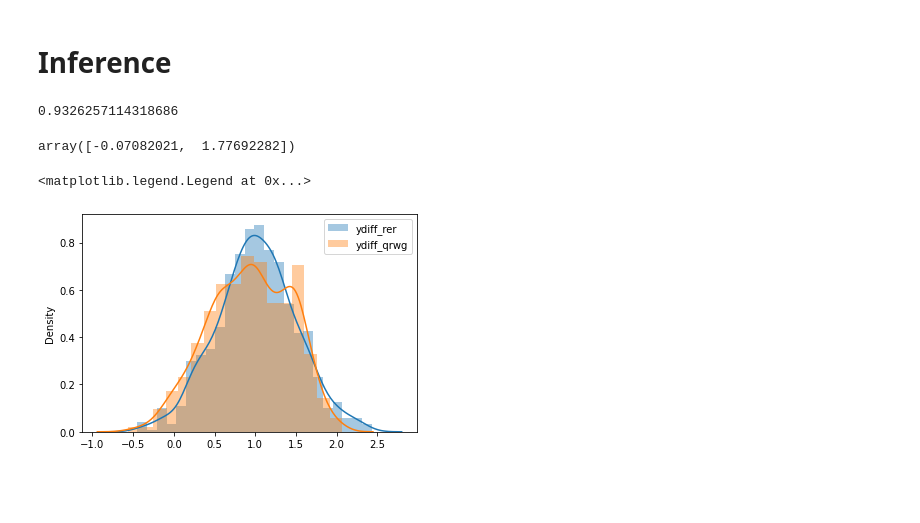
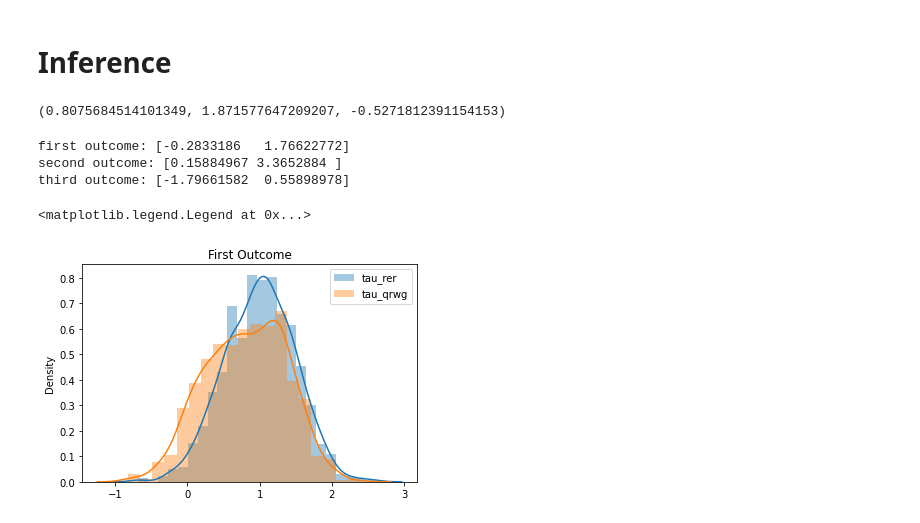
Before and after one commit to BobZhangHT/QReR, a Jupyter notebook: QRWG.ipynb, the cells around one changed output. Saved outputs shown, nothing was run; the diff lists cells and outputs as text; code cells hidden in the pictures; blank space fills up the shorter version.

Commit message:
update
1. add plots for three outcomes
2. add plots for covariance analysis
3. tune some parameters

```diff
--- a/QRWG.ipynb
+++ b/QRWG.ipynb
@@ -33,9 +33,9 @@ lr = 1e-3
 pa = np.inf
 num_nodes = 64
 num_iters = 1500
-patience = 10
+patience = np.inf
 save_folder = './save/'
-random_state = 2020
+random_state = 0
 # %%
 estimator = QRWG(lr=lr,
                  batch_size=batch_size,
@@ -150,24 +150,39 @@ tau_vec_net = np.array([tau_diff(y1,z,wts_mat_net[i]) for i in range(wts_mat_net
+# %%
+tau1_vec_net = np.array([tau_diff(y1,z,wts_mat_net[i]) for i in range(wts_mat_net.shape[0])])
+tau2_vec_net = np.array([tau_diff(y2,z,wts_mat_net[i]) for i in range(wts_mat_net.shape[0])])
+tau3_vec_net = np.array([tau_diff(y3,z,wts_mat_net[i]) for i in range(wts_mat_net.shape[0])])
 # %%
 # mean
-tau_vec_net.mean()
+(tau1_vec_net.mean(),tau2_vec_net.mean(),tau3_vec_net.mean())
 # %% [output]
-0.9326257114318686
+(0.8075684514101349, 1.871577647209207, -0.5271812391154153)
-# %%
-# confidence interval
-np.quantile(tau_vec_net,(0.025,0.975))
-# %% [output]
-array([-0.07082021,  1.77692282])
+# %%
+# confidence interval
+print('first outcome:',np.quantile(tau1_vec_net,(0.025,0.975)))
+print('second outcome:',np.quantile(tau2_vec_net,(0.025,0.975)))
+print('third outcome:',np.quantile(tau3_vec_net,(0.025,0.975)))
+# %% [output]
+first outcome: [-0.2833186   1.76622772]
+second outcome: [0.15884967 3.3652884 ]
+third outcome: [-1.79661582  0.55898978]
 # %%
-tau_vec_rer = []
+tau1_vec_rer = []
+tau2_vec_rer = []
+tau3_vec_rer = []
 for i in range(z_mat_rer.shape[0]):
-    y1_rer,_,_ = y_gen(x,z_mat_rer[i],tau=tau)
-    tau_vec_rer.append(tau_diff(y1_rer,z_mat_rer[i]))
-tau_vec_rer = np.array(tau_vec_rer)
+    y1_rer,y2_rer,y3_rer = y_gen(x,z_mat_rer[i],tau=tau)
+    tau1_vec_rer.append(tau_diff(y1_rer,z_mat_rer[i]))
+    tau2_vec_rer.append(tau_diff(y2_rer,z_mat_rer[i]))
+    tau3_vec_rer.append(tau_diff(y3_rer,z_mat_rer[i]))
+tau1_vec_rer = np.array(tau1_vec_rer)
+tau2_vec_rer = np.array(tau2_vec_rer)
+tau3_vec_rer = np.array(tau3_vec_rer)
 # %%
 plt.figure()
-sb.distplot(tau_vec_rer,label='ydiff_rer')
-sb.distplot(tau_vec_net,label='ydiff_qrwg')
+sb.distplot(tau1_vec_rer,label='tau_rer')
+sb.distplot(tau1_vec_net,label='tau_qrwg')
+plt.title('First Outcome')
 plt.legend()
 # %% [output]
 <matplotlib.legend.Legend at 0x...>
-[figure, old version]
+[figure, new version]
```
Also changed, not shown: parts of 14 cells of this notebook, 2 other files.
